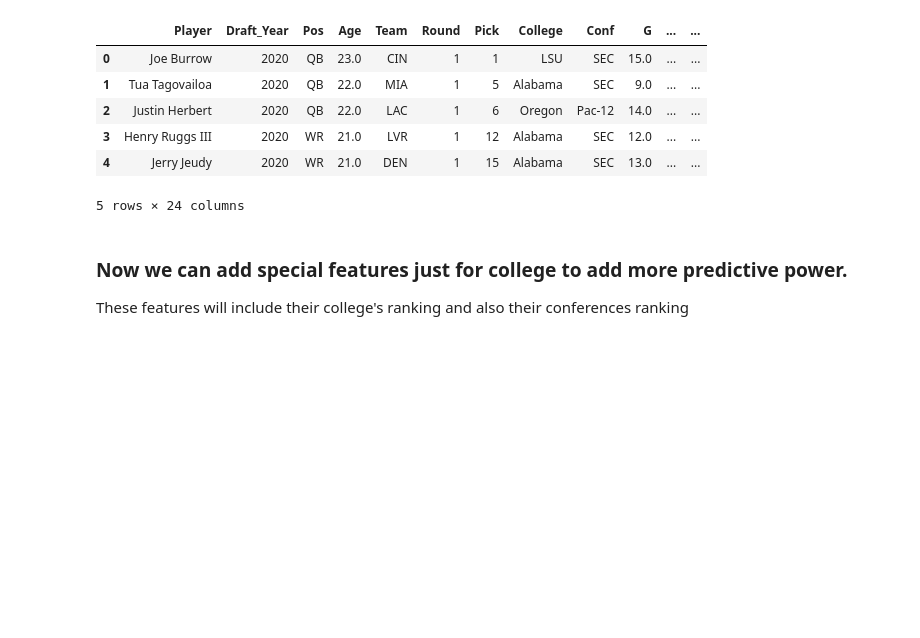
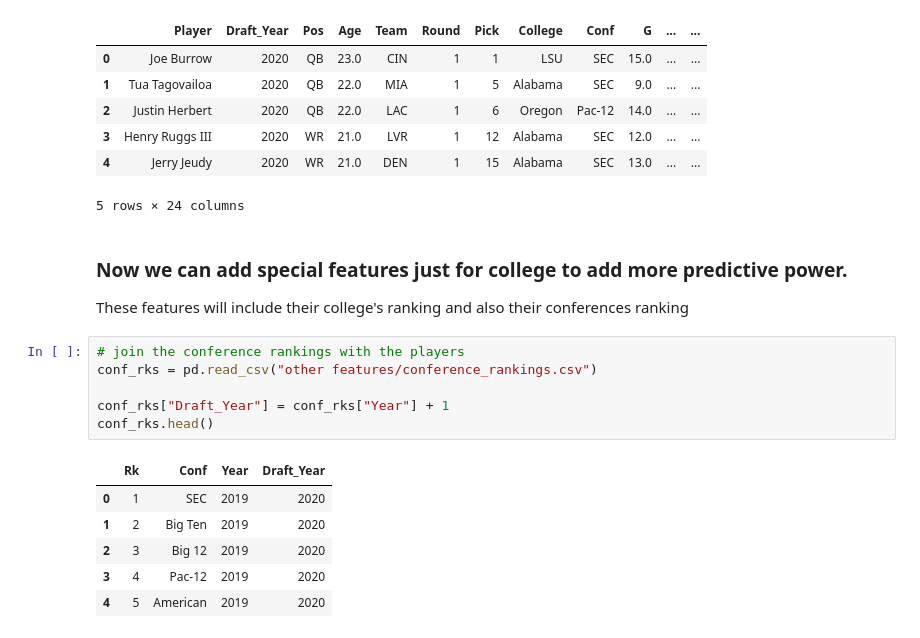
Before and after one commit to TrevBunch/DS-340W-Project, a Jupyter notebook: feature_engineering.ipynb, the cells around one changed output. Cells and saved outputs as stored; diff of their text form; blank space fills up the shorter version.

Commit message:
added the conference rankings

```diff
--- a/feature_engineering.ipynb
+++ b/feature_engineering.ipynb
@@ -240,3 +240,16 @@ college_with_rank.head()
 ### Now we can add special features just for college to add more predictive power.
 
 These features will include their college's ranking and also their conferences ranking
+# %%
+# join the conference rankings with the players
+conf_rks = pd.read_csv("other features/conference_rankings.csv")
+
+conf_rks["Draft_Year"] = conf_rks["Year"] + 1
+conf_rks.head()
+# %% [output]
+|  | Rk | Conf | Year | Draft_Year |
+| 0 | 1 | SEC | 2019 | 2020 |
+| 1 | 2 | Big Ten | 2019 | 2020 |
+| 2 | 3 | Big 12 | 2019 | 2020 |
+| 3 | 4 | Pac-12 | 2019 | 2020 |
+| 4 | 5 | American | 2019 | 2020 |
```
Also changed, not shown: parts of 1 cell of this notebook, 1 other file.
